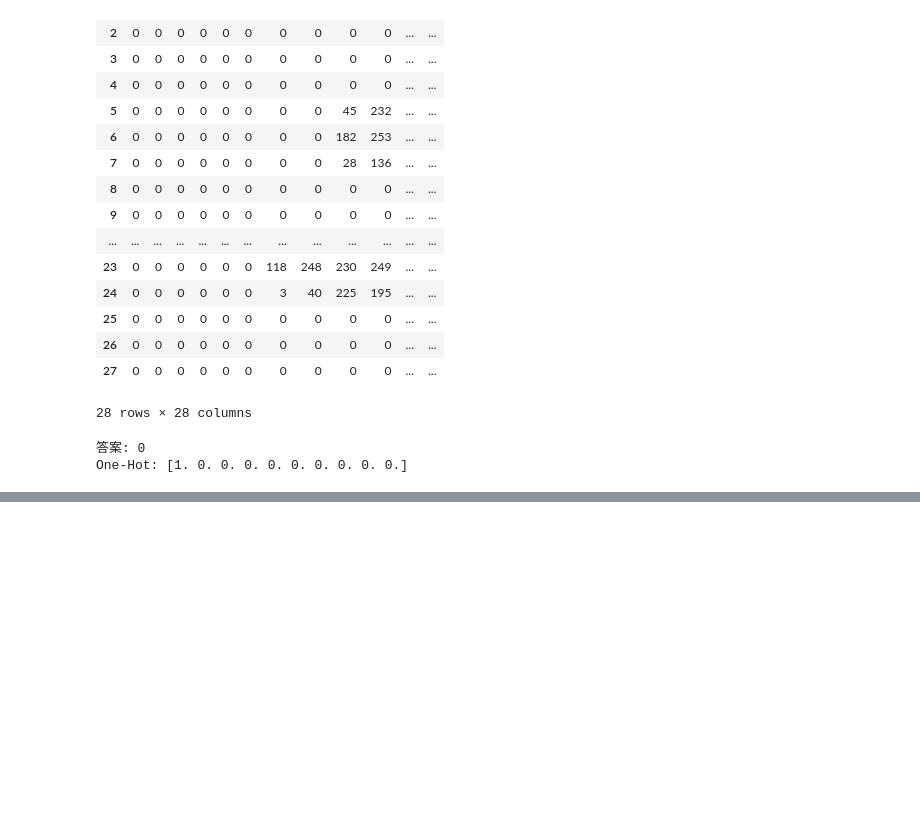
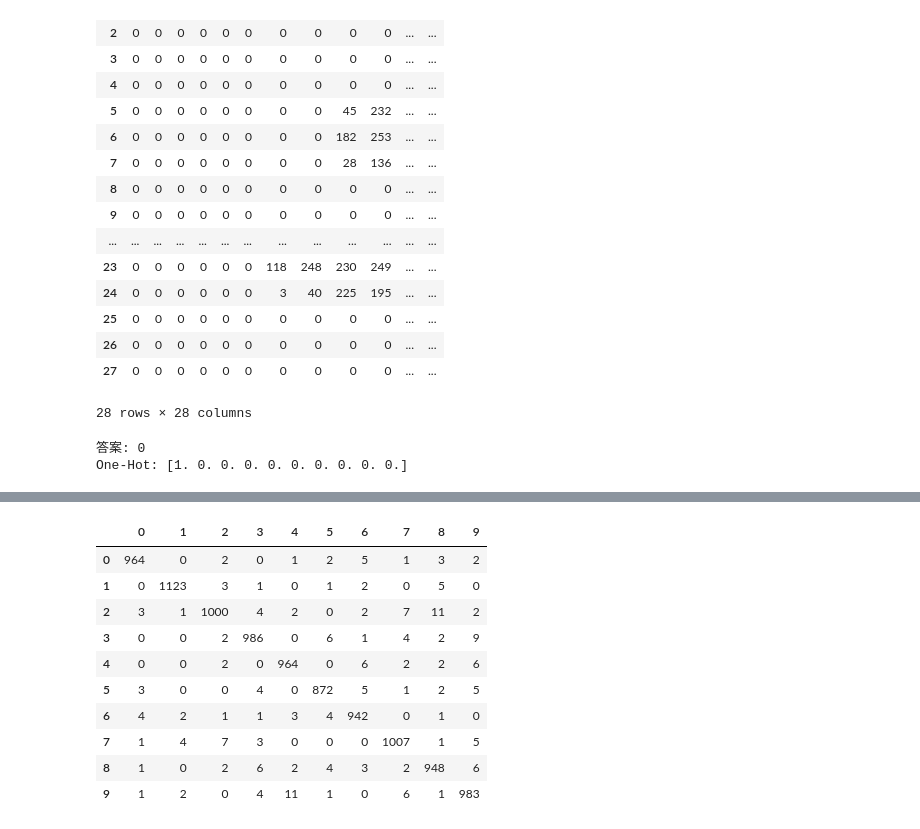
Before and after one commit to Elwing-Chou/MLDemo3, a Jupyter notebook: MLP.ipynb, the cells around one changed output, grey strips where cells are left out. Saved outputs shown, nothing was run; the diff lists cells and outputs as text; code cells hidden in the pictures; blank space fills up the shorter version.

```diff
--- a/MLP.ipynb
+++ b/MLP.ipynb
@@ -59,0 +125,16 @@ One-Hot: [1. 0. 0. 0. 0. 0. 0. 0. 0. 0.]
+# %%
+pre = mlp.predict_classes(x_test_shape)
+from sklearn.metrics import confusion_matrix
+pd.DataFrame(confusion_matrix(y_test, pre))
+# %% [output]
+|  | 0 | 1 | 2 | 3 | 4 | 5 | 6 | 7 | 8 | 9 |
+| 0 | 964 | 0 | 2 | 0 | 1 | 2 | 5 | 1 | 3 | 2 |
+| 1 | 0 | 1123 | 3 | 1 | 0 | 1 | 2 | 0 | 5 | 0 |
+| 2 | 3 | 1 | 1000 | 4 | 2 | 0 | 2 | 7 | 11 | 2 |
+| 3 | 0 | 0 | 2 | 986 | 0 | 6 | 1 | 4 | 2 | 9 |
+| 4 | 0 | 0 | 2 | 0 | 964 | 0 | 6 | 2 | 2 | 6 |
+| 5 | 3 | 0 | 0 | 4 | 0 | 872 | 5 | 1 | 2 | 5 |
+| 6 | 4 | 2 | 1 | 1 | 3 | 4 | 942 | 0 | 1 | 0 |
+| 7 | 1 | 4 | 7 | 3 | 0 | 0 | 0 | 1007 | 1 | 5 |
+| 8 | 1 | 0 | 2 | 6 | 2 | 4 | 3 | 2 | 948 | 6 |
+| 9 | 1 | 2 | 0 | 4 | 11 | 1 | 0 | 6 | 1 | 983 |
```
Also changed, not shown: parts of 6 cells of this notebook.
